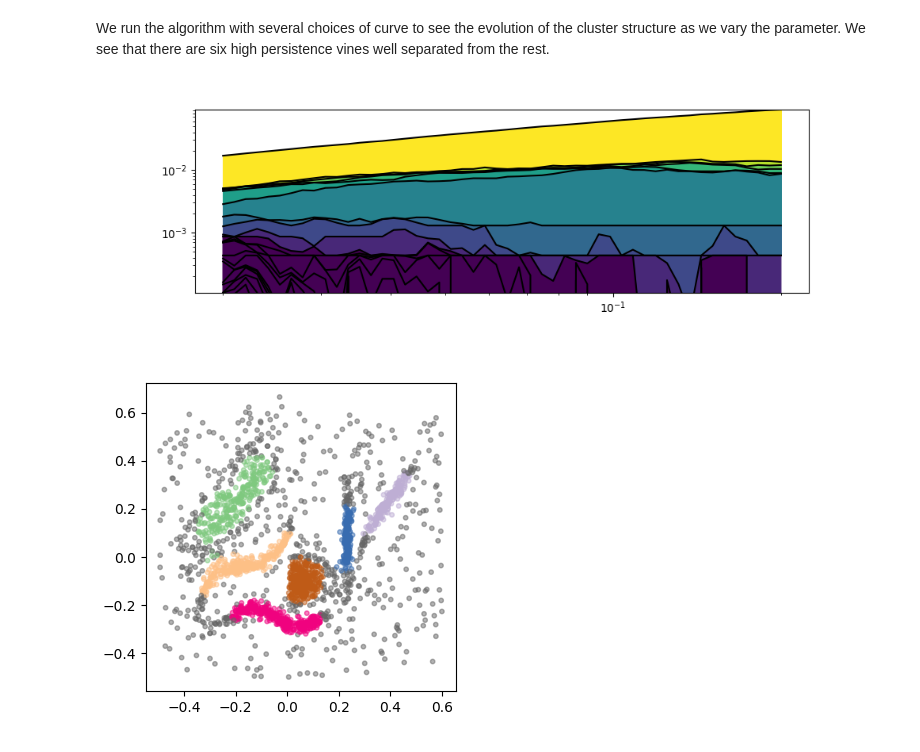
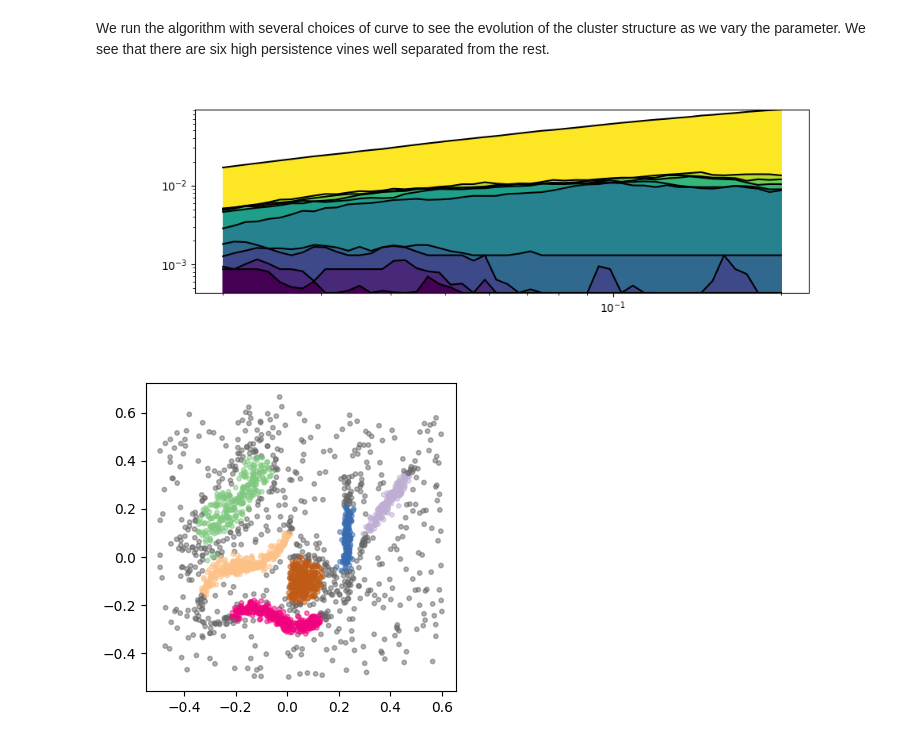
Before and after one commit to LuisScoccola/persistable, a Jupyter notebook: notebooks/example-6-clusters.ipynb, the cells around one changed output. Drawn from its saved outputs; the diff is of its cells as text; code cells hidden in the pictures.

Commit message:
simplify persistence diagram routine and test thoroughly, improve vineyard plot by allowing the user to select how many vines to consider.

```diff
--- a/notebooks/example-6-clusters.ipynb
+++ b/notebooks/example-6-clusters.ipynb
@@ -23,9 +23,9 @@ fig1, ax1 = plt.subplots() ; fig1.set_figheight(4) ; fig1.set_figwidth(4) ; _ =
 We run the algorithm with several choices of curve to see the evolution of the cluster structure as we vary the parameter. We see that there are six high persistence vines well separated from the rest.
 # %%
 p = Persistable(X)
-p.parameter_selection()
+p.parameter_selection(firstn=10)
 # %% [output]
-[figure, old version]
+[figure, new version]
 # %%
 c = p.cluster(num_clusters = 6, k0 = 0.03)
 # %%
```
Also changed, not shown: 5 other files.
